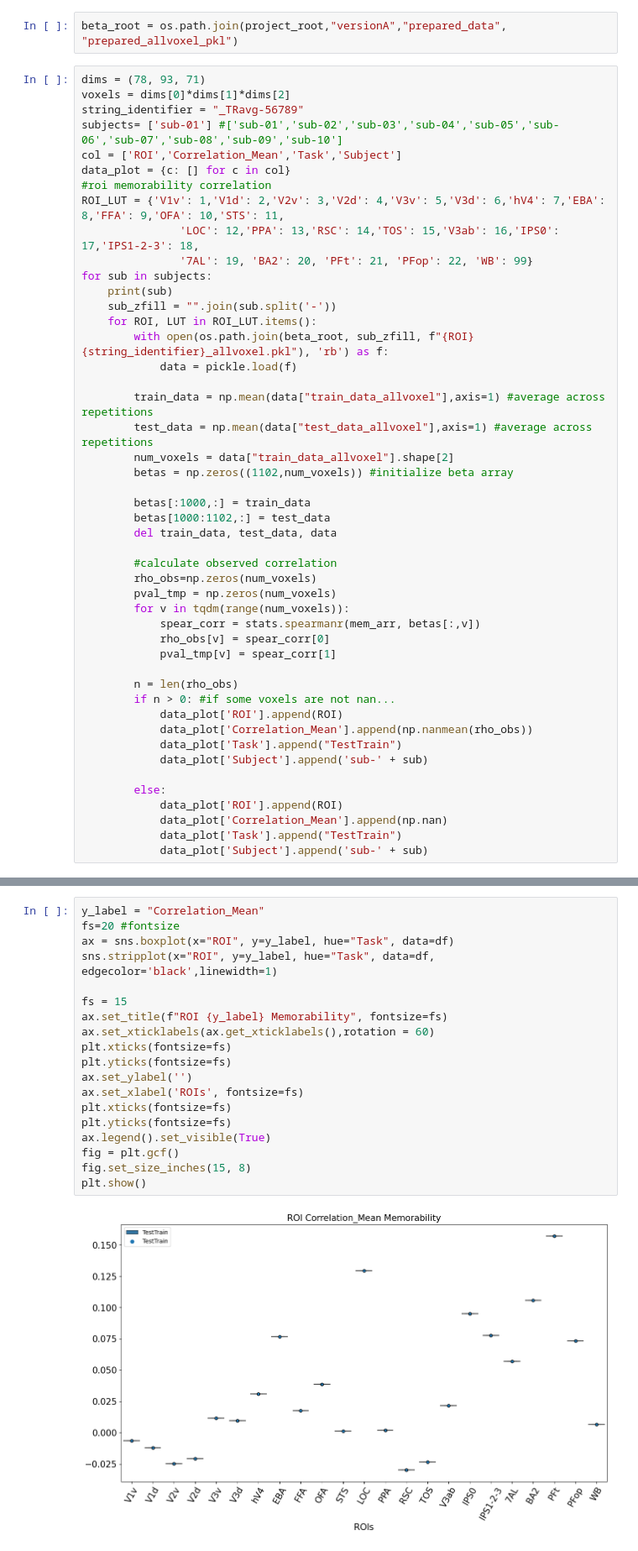
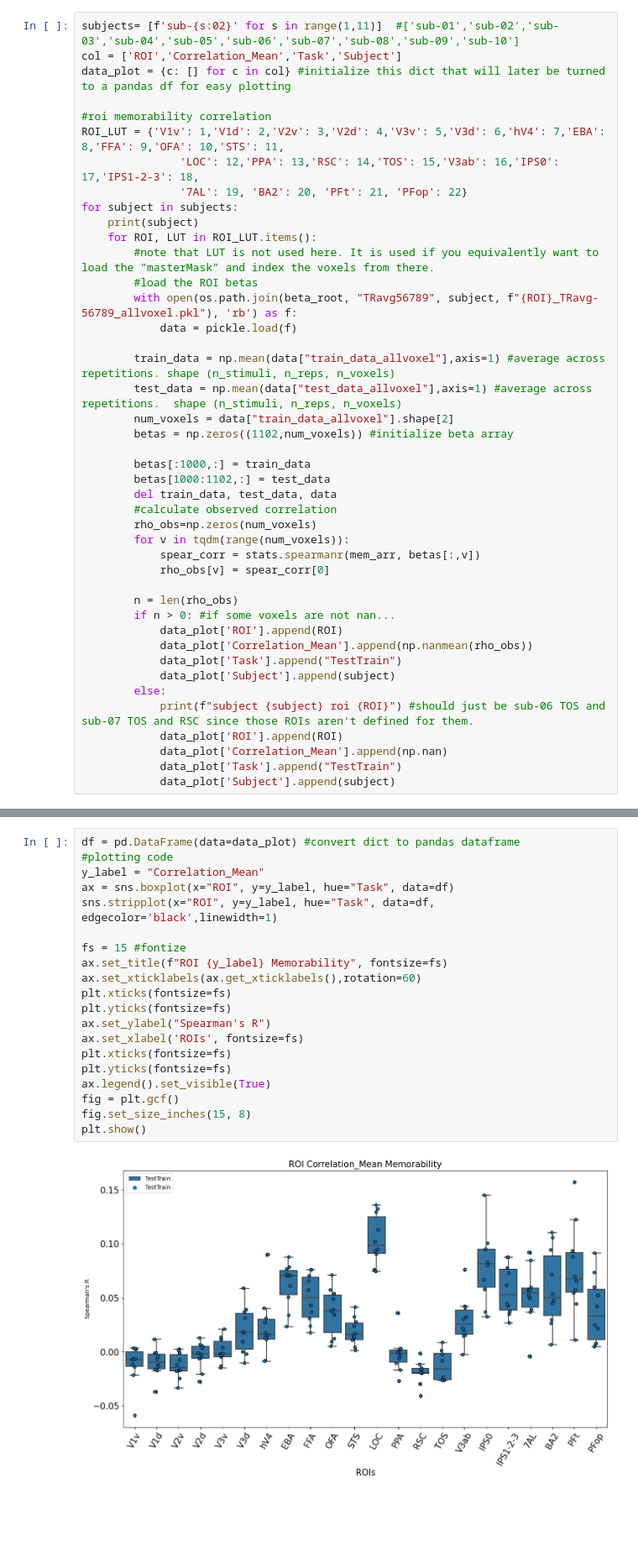
Before and after one commit to blahner/BOLDMomentsDataset, a Jupyter notebook: examples/memorability_versionA.ipynb, the cells around one changed output, grey strips where cells are left out. Shown: that part at 84% size. Saved outputs shown, nothing was run; the diff lists cells and outputs as text; blank space fills up the shorter version.

```diff
--- a/examples/memorability_versionA.ipynb
+++ b/examples/memorability_versionA.ipynb
@@ -35,51 +40,45 @@ sns.stripplot(x="task", y ="mem_score", data=data_plot, color="black", edgecolor
-# %%
-beta_root = os.path.join(project_root,"versionA","prepared_data", "prepared_allvoxel_pkl")
 # %%
-dims = (78, 93, 71)
-voxels = dims[0]*dims[1]*dims[2]
-string_identifier = "_TRavg-56789"
-subjects= ['sub-01'] #['sub-01','sub-02','sub-03','sub-04','sub-05','sub-06','sub-07','sub-08','sub-09','sub-10']
+subjects= [f'sub-{s:02}' for s in range(1,11)]  #['sub-01','sub-02','sub-03','sub-04','sub-05','sub-06','sub-07','sub-08','sub-09','sub-10']
 col = ['ROI','Correlation_Mean','Task','Subject']
-data_plot = {c: [] for c in col}
+data_plot = {c: [] for c in col} #initialize this dict that will later be turned to a pandas df for easy plotting
+
 #roi memorability correlation
 ROI_LUT = {'V1v': 1,'V1d': 2,'V2v': 3,'V2d': 4,'V3v': 5,'V3d': 6,'hV4': 7,'EBA': 8,'FFA': 9,'OFA': 10,'STS': 11,
                'LOC': 12,'PPA': 13,'RSC': 14,'TOS': 15,'V3ab': 16,'IPS0': 17,'IPS1-2-3': 18,
-               '7AL': 19, 'BA2': 20, 'PFt': 21, 'PFop': 22, 'WB': 99}
-for sub in subjects:
-    print(sub)
-    sub_zfill = "".join(sub.split('-'))
+               '7AL': 19, 'BA2': 20, 'PFt': 21, 'PFop': 22}
+for subject in subjects:
+    print(subject)
     for ROI, LUT in ROI_LUT.items():
-        with open(os.path.join(beta_root, sub_zfill, f"{ROI}{string_identifier}_allvoxel.pkl"), 'rb') as f:
+        #note that LUT is not used here. It is used if you equivalently want to load the "masterMask" and index the voxels from there.
+        #load the ROI betas
+        with open(os.path.join(beta_root, "TRavg56789", subject, f"{ROI}_TRavg-56789_allvoxel.pkl"), 'rb') as f:
             data = pickle.load(f)
 
-        train_data = np.mean(data["train_data_allvoxel"],axis=1) #average across repetitions
-        test_data = np.mean(data["test_data_allvoxel"],axis=1) #average across repetitions
+        train_data = np.mean(data["train_data_allvoxel"],axis=1) #average across repetitions. shape (n_stimuli, n_reps, n_voxels)
+        test_data = np.mean(data["test_data_allvoxel"],axis=1) #average across repetitions.  shape (n_stimuli, n_reps, n_voxels)
         num_voxels = data["train_data_allvoxel"].shape[2]
         betas = np.zeros((1102,num_voxels)) #initialize beta array
 
         betas[:1000,:] = train_data
         betas[1000:1102,:] = test_data
         del train_data, test_data, data
-
         #calculate observed correlation
         rho_obs=np.zeros(num_voxels)
-        pval_tmp = np.zeros(num_voxels)
         for v in tqdm(range(num_voxels)):
             spear_corr = stats.spearmanr(mem_arr, betas[:,v])
             rho_obs[v] = spear_corr[0]
-            pval_tmp[v] = spear_corr[1]
 
         n = len(rho_obs)
         if n > 0: #if some voxels are not nan...
             data_plot['ROI'].append(ROI)
             data_plot['Correlation_Mean'].append(np.nanmean(rho_obs))
             data_plot['Task'].append("TestTrain")
-            data_plot['Subject'].append('sub-' + sub)
-
+            data_plot['Subject'].append(subject)
         else:
+            print(f"subject {subject} roi {ROI}") #should just be sub-06 TOS and sub-07 TOS and RSC since those ROIs aren't defined for them.
             data_plot['ROI'].append(ROI)
             data_plot['Correlation_Mean'].append(np.nan)
             data_plot['Task'].append("TestTrain")
-            data_plot['Subject'].append('sub-' + sub)
+            data_plot['Subject'].append(subject)
 # %% [output]
 sub-01
@@ -88,21 +97,22 @@ df = pd.DataFrame(data=data_plot)
 # %%
+df = pd.DataFrame(data=data_plot) #convert dict to pandas dataframe
+#plotting code
 y_label = "Correlation_Mean"
-fs=20 #fontsize
 ax = sns.boxplot(x="ROI", y=y_label, hue="Task", data=df)
 sns.stripplot(x="ROI", y=y_label, hue="Task", data=df, edgecolor='black',linewidth=1)
 
-fs = 15
+fs = 15 #fontize
 ax.set_title(f"ROI {y_label} Memorability", fontsize=fs)
-ax.set_xticklabels(ax.get_xticklabels(),rotation = 60)
+ax.set_xticklabels(ax.get_xticklabels(),rotation=60)
 plt.xticks(fontsize=fs)
 plt.yticks(fontsize=fs)
-ax.set_ylabel('')
+ax.set_ylabel("Spearman's R")
 ax.set_xlabel('ROIs', fontsize=fs)
 plt.xticks(fontsize=fs)
 plt.yticks(fontsize=fs)
 ax.legend().set_visible(True)
 fig = plt.gcf()
 fig.set_size_inches(15, 8)
 plt.show()
 # %% [output]
-[figure, old version]
+[figure, new version]
```
Also changed, not shown: parts of 6 cells of this notebook.
